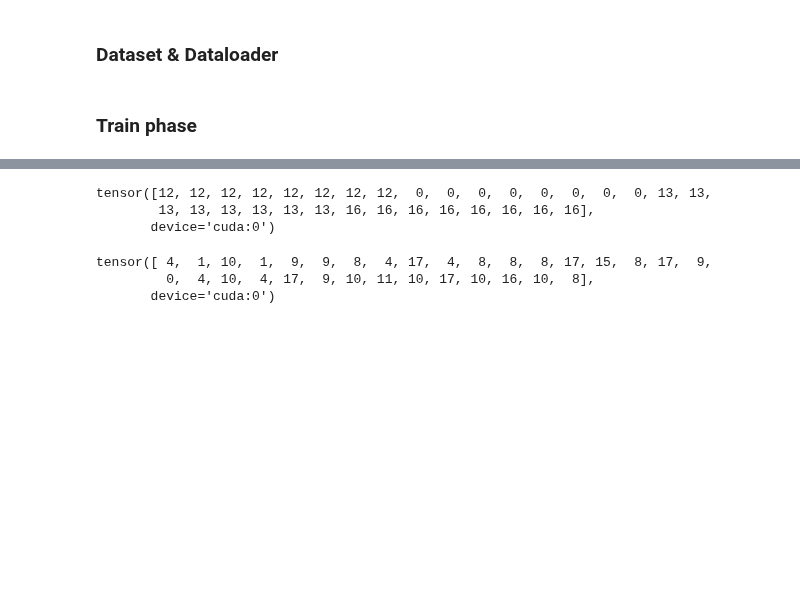
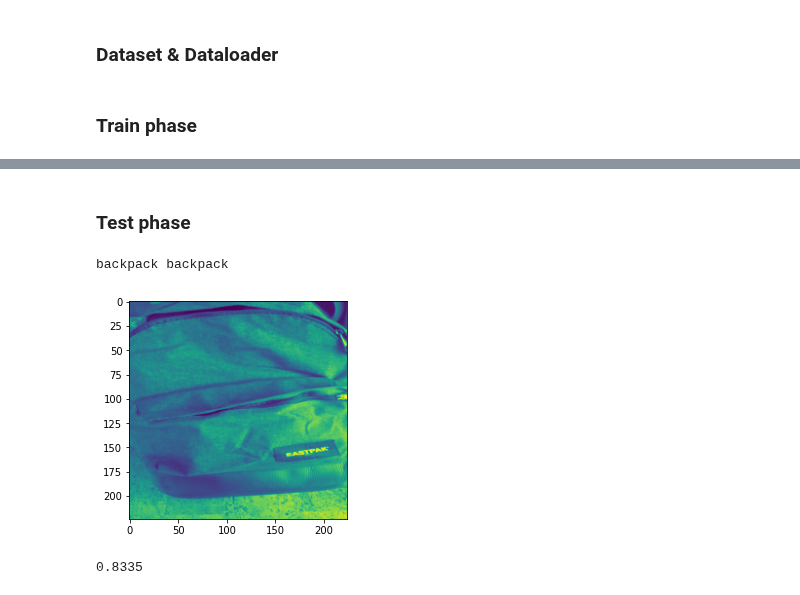
Before and after one commit to fedeizzo/domain-adaptation, a Jupyter notebook: project.ipynb, the cells around one changed output, grey strips where cells are left out. Drawn from its saved outputs; the diff is of its cells as text; code cells hidden in the pictures; blank space fills up the shorter version.

```diff
--- a/project.ipynb
+++ b/project.ipynb
@@ -1539,7 +1541,7 @@ for epoch in range(num_epochs):
                 batch_size // classes_per_batch,
                 classes_per_batch,
                 filter_mask.numpy(),
-                target_clustering_labels,
+                target_clustering_labels.cpu().detach().numpy(),
             ),
             batch_size=classes_per_batch,
             shuffle=True,
@@ -1586,20 +1588,26 @@ for epoch in range(num_epochs):
                 feature_source, _ = model(source_xs)
                 feature_target, _ = model(target_xs)
 
+                source_counts = list(torch.bincount(source_ys.int(), minlength=len(classes)).detach().cpu().numpy())
+                target_counts = list(torch.bincount(target_ys.int(), minlength=len(classes)).detach().cpu().numpy())
+                source_counts = list(filter(lambda x: x != 0, source_counts))
+                target_counts = list(filter(lambda x: x != 0, target_counts))
+
                 cdd_loss = cdd.activate(
                     [feature_source],
                     [feature_target],
-                    list(torch.bincount(source_ys.int(), minlength=len(classes)).detach().cpu().numpy()),
-                    list(torch.bincount(target_ys.int(), minlength=len(classes)).detach().cpu().numpy()),
+                    source_counts,
+                    target_counts
                 )
+
+                cdd_loss = cdd_loss['cdd']
 
                 cdd_loss *= 1
                 cdd_loss.backward()
                 epoch_cdd_loss += cdd_loss.item()
-                print(f"{epoch_cdd_loss=}")
 
         epoch_ce_loss /= len(dataloaders['source_net'])
         epoch_acc /= len(dataloaders['source_net'])
 
-        print(f"{epoch_ce_loss=} {epoch_acc=}")
+        print(f"{epoch_ce_loss=} {epoch_acc=} {epoch_cdd_loss=}")
 # %% [output]
@@ -1609,17 +1634,31 @@ ZeroDivisionError: float division by zero
-# %%
-for x, y in dataloaders['source_net']:
-    print(x.shape, y.shape)
-    break
-# %%
-prediction_source
-source_ys
-# %% [output]
-tensor([12, 12, 12, 12, 12, 12, 12, 12,  0,  0,  0,  0,  0,  0,  0,  0, 13, 13,
-        13, 13, 13, 13, 13, 13, 16, 16, 16, 16, 16, 16, 16, 16],
-       device='cuda:0')
-# %%
-prediction_source
-# %% [output]
-tensor([ 4,  1, 10,  1,  9,  9,  8,  4, 17,  4,  8,  8,  8, 17, 15,  8, 17,  9,
-         0,  4, 10,  4, 17,  9, 10, 11, 10, 17, 10, 16, 10,  8],
-       device='cuda:0')
+# %% [markdown]
+### Test phase
+# %%
+model.eval()
+features = []
+predictions = []
+reals = []
+for x, y in target_dataset:
+    x_gpu = x.unsqueeze(0).to(device)
+    feature, predicted = model(x_gpu)
+    features.append(feature.detach().cpu().numpy())
+    predictions.append(np.argmax(predicted.detach().cpu().numpy()))
+    reals.append(y)
+    del x_gpu
+features = np.array(features)
+predictions = np.array(predictions)
+reals = np.array(reals)
+# %%
+def plot_predictions(index, idx_to_class, dataset, reals, predictions):
+    x, _ = dataset[index]
+    plt.imshow(x[1])
+    print(idx_to_class[reals[index]], idx_to_class[predictions[index]])
+# %%
+plot_predictions(40, idx_to_class, target_dataset, reals, predictions)
+# %% [output]
+backpack backpack
+[figure, added]
+# %%
+(reals == predictions).sum() / reals.shape[0]
+# %% [output]
+0.8335
```
Also changed, not shown: parts of 6 cells of this notebook, 1 other file.
